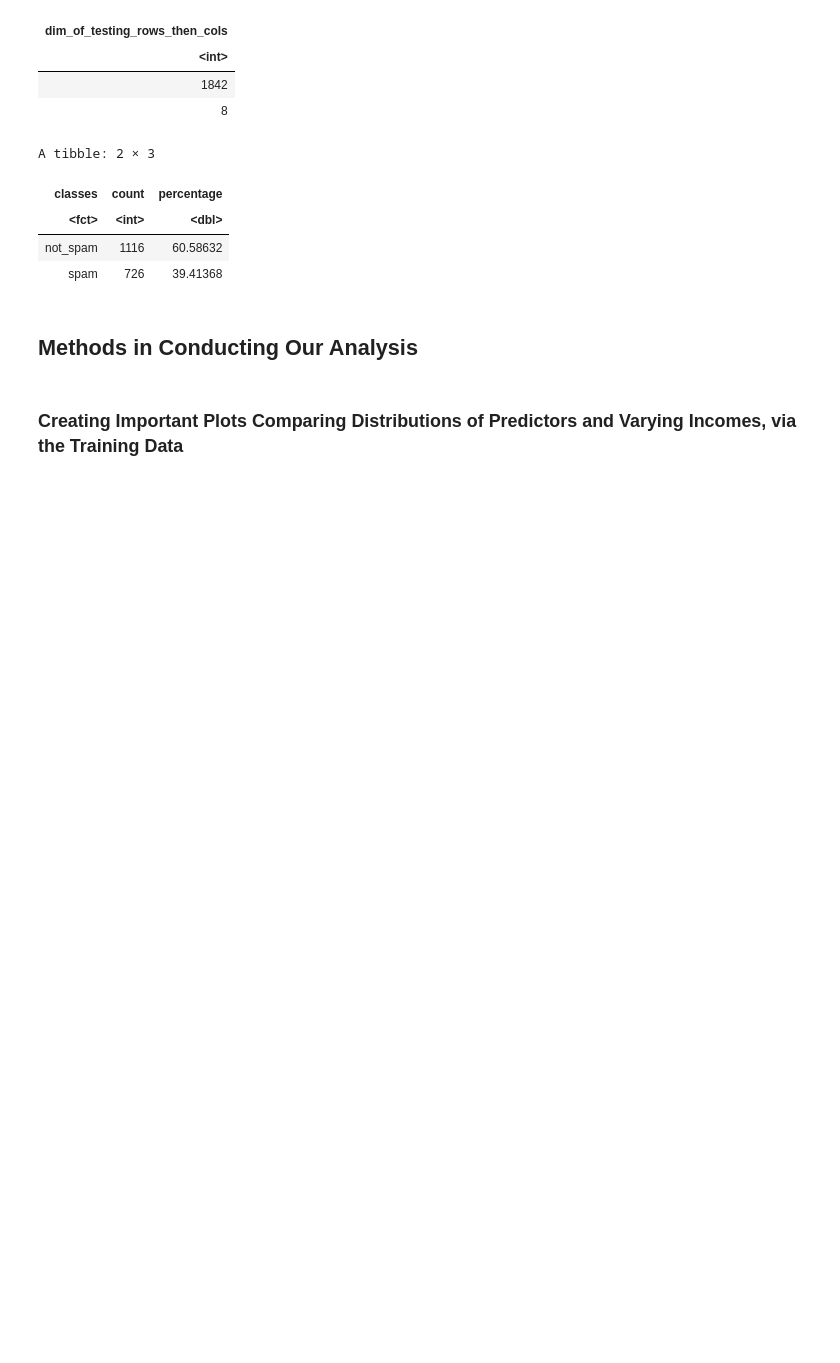
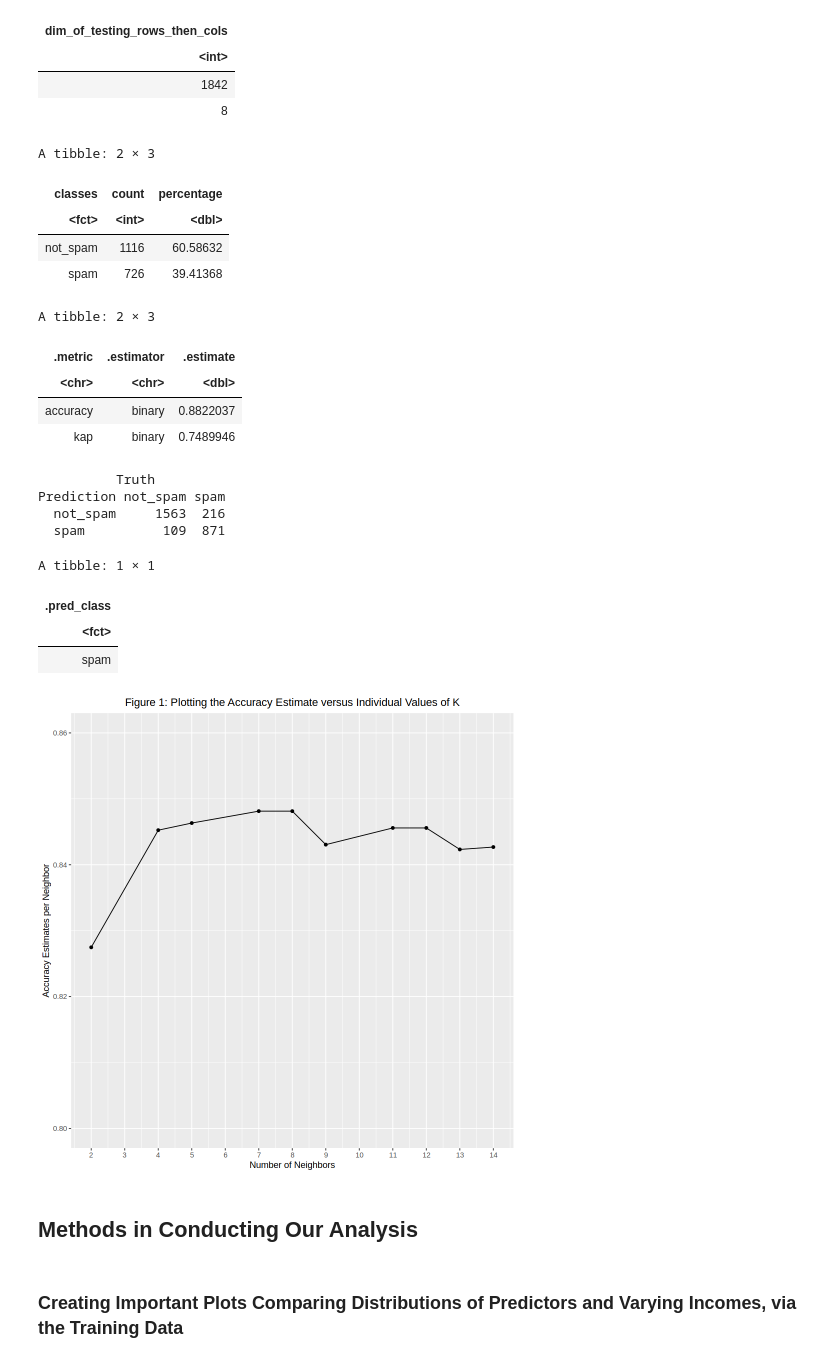
Before and after one commit to aadikanwar/DSCI100_group_project, a Jupyter notebook: group_project_proposal.ipynb, the cells around one changed output. Drawn from its saved outputs; the diff is of its cells as text; code cells hidden in the pictures; blank space fills up the shorter version.

Commit message:
adding title to plot

```diff
--- a/group_project_proposal.ipynb
+++ b/group_project_proposal.ipynb
@@ -206,39 +206,56 @@ accuracies <- knn_results |>
 accuracy_vs_k <- ggplot(accuracies, aes(x = neighbors, y = mean)) +
     geom_point() +
     geom_line() +
-    labs(x = 'Neighbors', y = 'Accuracy Estimates') +
+    labs(x = 'Number of Neighbors', y = 'Accuracy Estimates per Neighbor') +
     scale_x_continuous(breaks = seq(0, 14, by = 1)) +
-    scale_y_continuous(limits = c(0.8, 0.86))
+    scale_y_continuous(limits = c(0.8, 0.86)) +
+    ggtitle("Figure 1: Plotting the Accuracy Estimate versus Individual Values of K") +
+    theme(plot.title = element_text(hjust = 0.5))
 
 accuracy_vs_k
 
 knn_spec <- nearest_neighbor(weight_func = 'rectangular', neighbors = 7) |>
     set_engine("kknn") |>
     set_mode("classification")
 
 spam_fit <- workflow() |>
     add_recipe(spam_recipe) |>
     add_model(knn_spec) |>
     fit(data = spam_training)
 
 spam_test_predictions <- predict(spam_fit, spam_training) |>
     bind_cols(spam_training)
 
 spam_prediction_accuracy <- spam_test_predictions |>
     metrics(truth = spam_or_not_spam, estimate = .pred_class)
 
 spam_prediction_accuracy
 
 spam_matrix <- spam_test_predictions |>
     conf_mat(truth = spam_or_not_spam, estimate = .pred_class)
 
 spam_matrix
 
 new_spam <- tibble(char_freq_semicolon = c(0.001), char_freq_paren = c(0.001), char_freq_brack = c(0.001),
                   char_freq_excl = c(1), char_freq_mon = c(0.001), char_freq_hash = c(0.001), capital_run_length_average = c(20))
 
 new_pred <- predict(spam_fit, new_spam)
 new_pred
+# %% [output]
+A tibble: 2 × 3
+| .metric | .estimator | .estimate |
+| <chr> | <chr> | <dbl> |
+| accuracy | binary | 0.8822037 |
+| kap | binary | 0.7489946 |
+          Truth
+Prediction not_spam spam
+  not_spam     1563  216
+  spam          109  871
+A tibble: 1 × 1
+| .pred_class |
+| <fct> |
+| spam |
+[figure, added]
 # %% [markdown]
 ## Methods in Conducting Our Analysis
 # %% [markdown]
```
